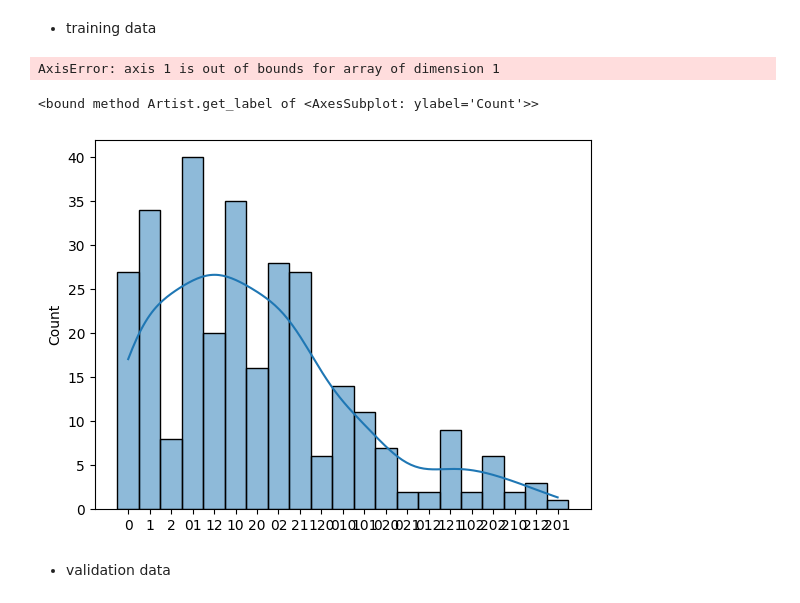
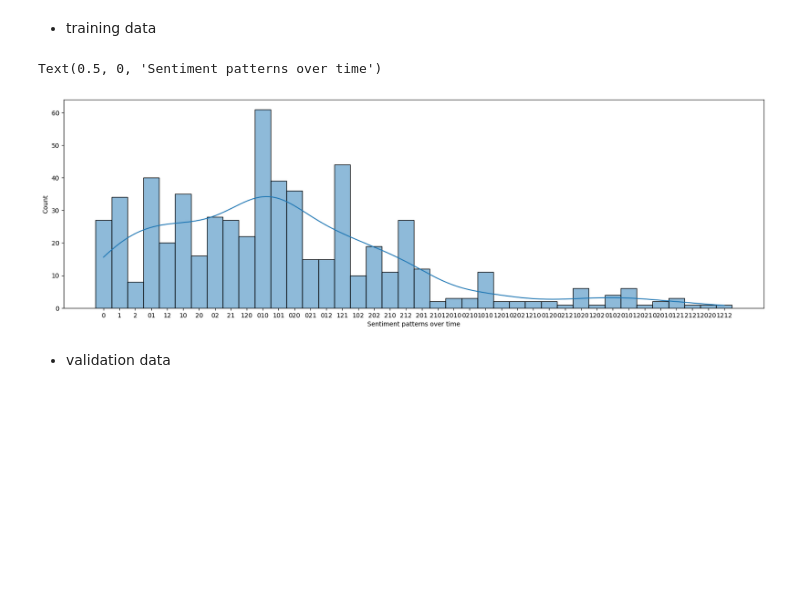
Before and after one commit to abolfazlyarian/deepLearningProject, a Jupyter notebook: phase0.ipynb, the cells around one changed output. Saved outputs shown, nothing was run; the diff lists cells and outputs as text; code cells hidden in the pictures; blank space fills up the shorter version.

Commit message:
add figsize to phase0

```diff
--- a/phase0.ipynb
+++ b/phase0.ipynb
@@ -151,18 +151,13 @@ def timeSentimentPattern(data):
     return sorted(x,key=len)
 # %% [markdown]
 * training data
-# %%
-np.unique(timeSentimentPattern(training_data)[0:300],axis=1)
-# %% [output]
-AxisError: axis 1 is out of bounds for array of dimension 1
 # %%
-ax = sb.histplot(timeSentimentPattern(training_data)[0:300], kde=True);
-ax.get_label
-# ax.set_xticklabels(set(timeSentimentPattern(training_data)[0:300]),rotation=90)
-# plt.xlabel("Sentiment patterns over time")
+plt.figure(figsize=(20,6))
+ax = sb.histplot(timeSentimentPattern(training_data)[0:600], kde=True);
+plt.xlabel("Sentiment patterns over time")
 # %% [output]
-<bound method Artist.get_label of <AxesSubplot: ylabel='Count'>>
+Text(0.5, 0, 'Sentiment patterns over time')
-[figure, old version]
+[figure, new version]
 # %% [markdown]
 * validation data
 # %%
```
Also changed, not shown: parts of 2 cells of this notebook, 1 other file.
